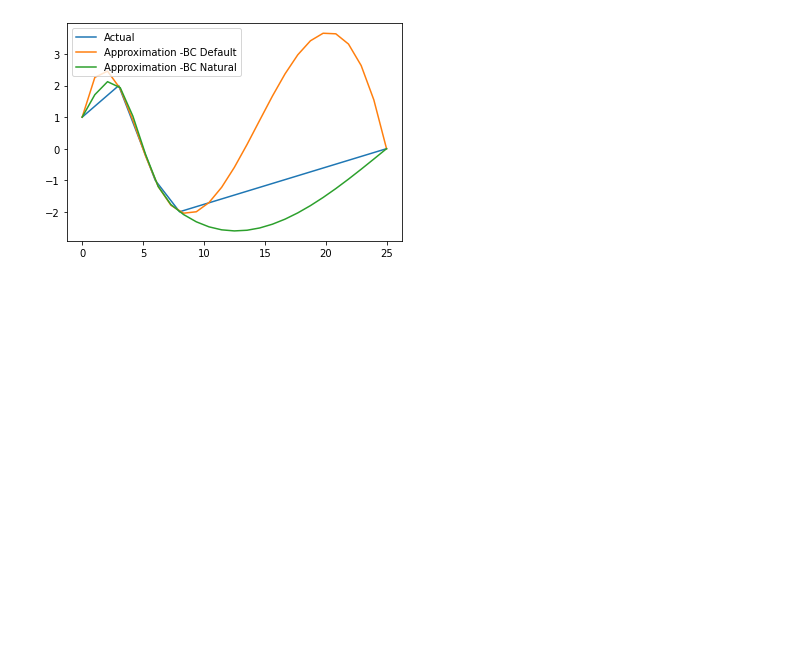
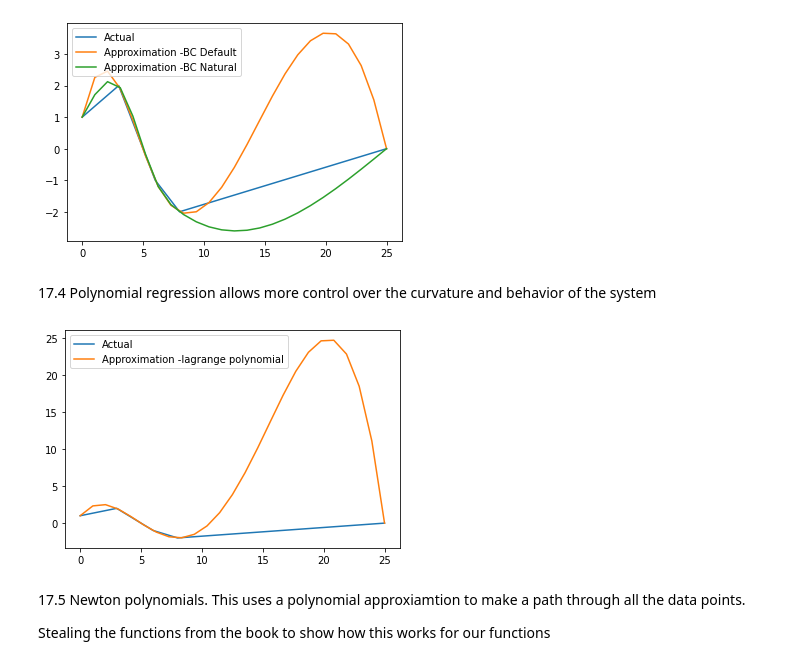
Before and after one commit to drAshcroft/MAT421_Brian, a Jupyter notebook: ModuleB_17.ipynb, the cells around one changed output. Cells and saved outputs as stored; diff of their text form; code cells hidden in the pictures; blank space fills up the shorter version.

```diff
--- a/ModuleB_17.ipynb
+++ b/ModuleB_17.ipynb
@@ -32,3 +51,19 @@ plt.legend()
 plt.show()
 # %% [output]
 [figure]
+# %% [markdown]
+17.4 Polynomial regression allows more control over the curvature and behavior of the system
+# %%
+from scipy.interpolate import lagrange
+
+plt.plot(x,y,label='Actual')
+plt.plot(xx,lagrange(x, y)(xx),label='Approximation -lagrange polynomial')
+
+plt.legend()
+plt.show()
+# %% [output]
+[figure, added]
+# %% [markdown]
+17.5 Newton polynomials.  This uses a polynomial approxiamtion to make a path through all the data points.
+
+Stealing the functions from the book to show how this works for our functions
```
Also changed, not shown: parts of 8 cells of this notebook.
